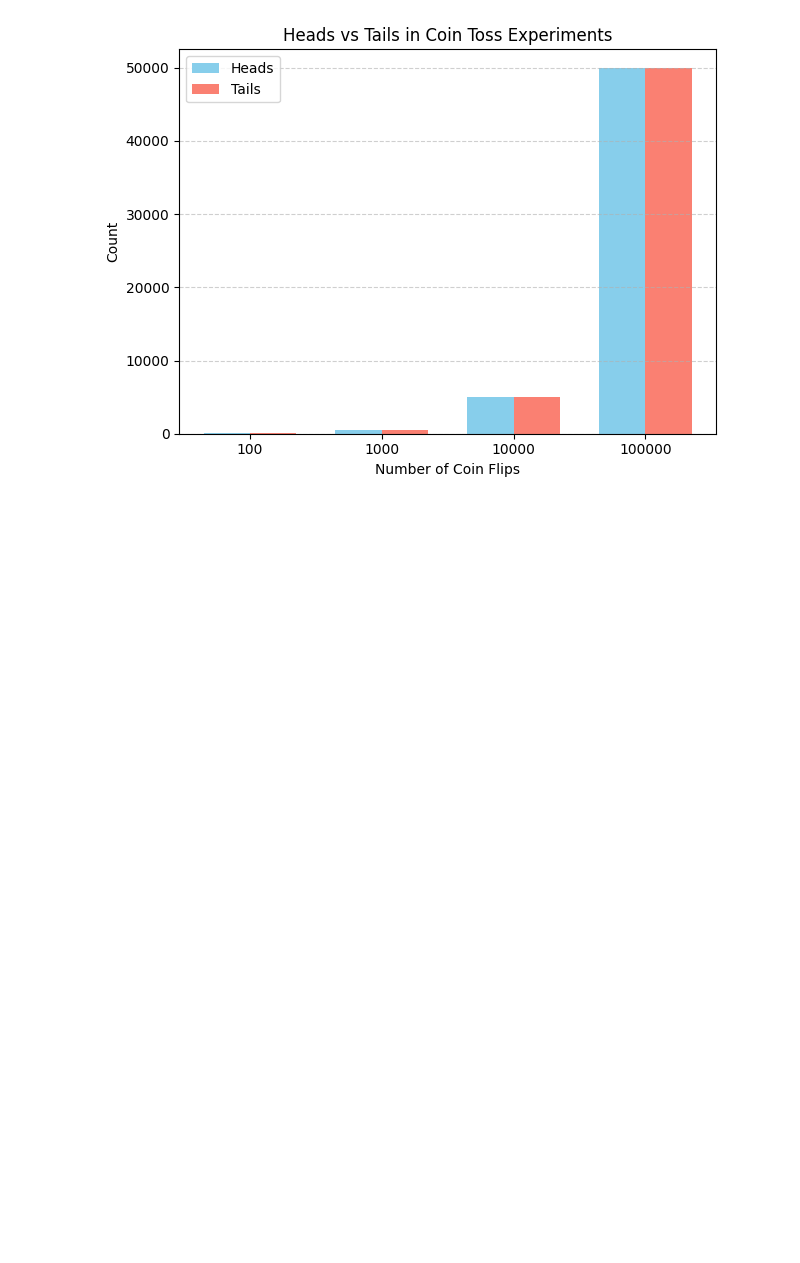
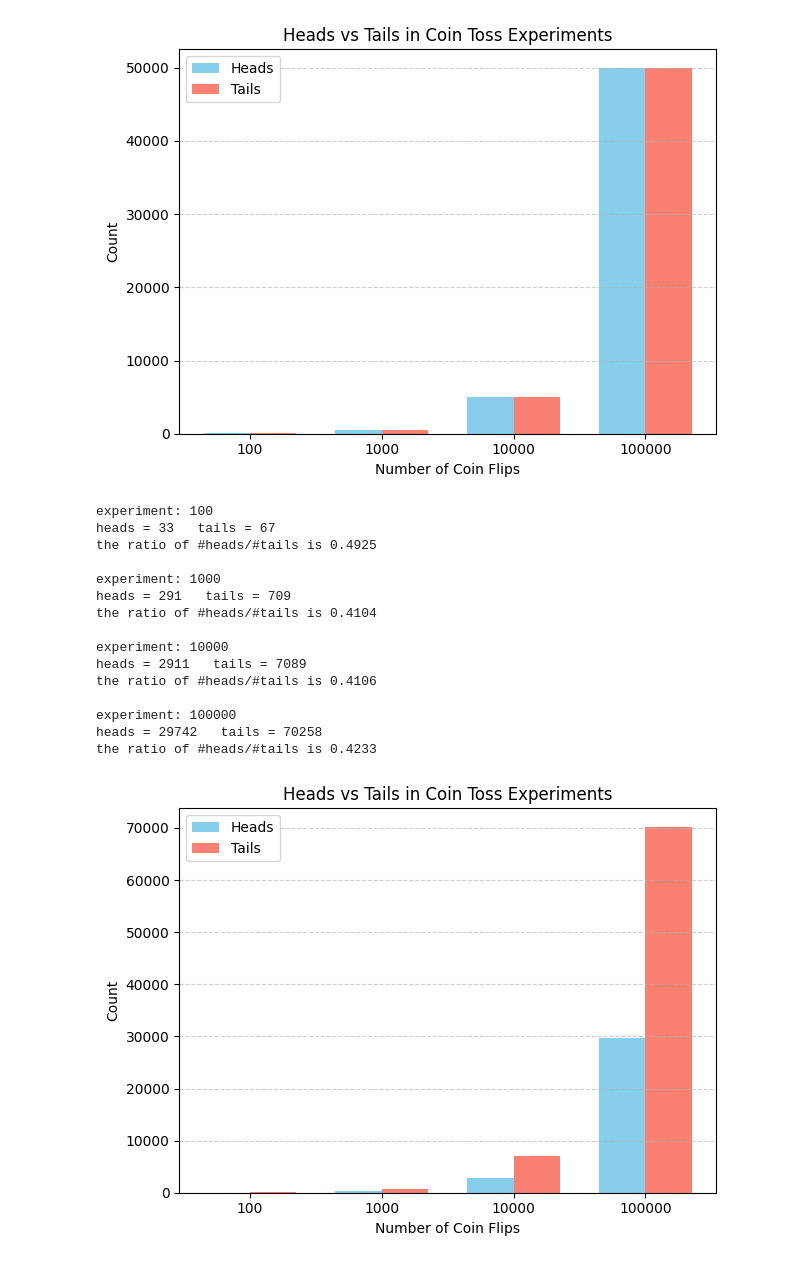
Before and after one commit to strumer69/Quantum_computing, a Jupyter notebook: 1-coin_flip_simulation.ipynb, the cells around one changed output. Saved outputs shown, nothing was run; the diff lists cells and outputs as text; code cells hidden in the pictures; blank space fills up the shorter version.

Commit message:
Unfair Coin codded

```diff
--- a/1-coin_flip_simulation.ipynb
+++ b/1-coin_flip_simulation.ipynb
@@ -53,3 +54,59 @@ experiment: 100000
 heads = 50009   tails = 49991
 the ratio of #heads/#tails is 1.0004
 [figure]
+# %%
+# Un_Fair Coin
+from random import randrange
+import matplotlib.pyplot as plt
+
+# Store data for visualization
+experiments = [100, 1000, 10000, 100000]
+heads_counts = []
+tails_counts = []
+
+for experiment in experiments:
+    heads = tails = 0
+    for i in range(experiment):
+        if randrange(101) > 70:
+            heads += 1
+        else:
+            tails += 1
+    heads_counts.append(heads)
+    tails_counts.append(tails)
+    print("experiment:", experiment)
+    print("heads =", heads, "  tails =", tails)
+    print("the ratio of #heads/#tails is", round(heads / tails, 4))
+    print()
+
+# Plotting the bar graph
+x = range(len(experiments))  # [0, 1, 2, 3]
+bar_width = 0.35
+
+plt.bar([i - bar_width/2 for i in x], heads_counts, width=bar_width, label='Heads', color='skyblue')
+plt.bar([i + bar_width/2 for i in x], tails_counts, width=bar_width, label='Tails', color='salmon')
+
+plt.xticks(x, [str(e) for e in experiments])
+plt.xlabel('Number of Coin Flips')
+plt.ylabel('Count')
+plt.title('Heads vs Tails in Coin Toss Experiments')
+plt.legend()
+plt.grid(True, axis='y', linestyle='--', alpha=0.6)
+plt.tight_layout()
+plt.show()
+# %% [output]
+experiment: 100
+heads = 33   tails = 67
+the ratio of #heads/#tails is 0.4925
+
+experiment: 1000
+heads = 291   tails = 709
+the ratio of #heads/#tails is 0.4104
+
+experiment: 10000
+heads = 2911   tails = 7089
+the ratio of #heads/#tails is 0.4106
+
+experiment: 100000
+heads = 29742   tails = 70258
+the ratio of #heads/#tails is 0.4233
+[figure, added]
```
Also changed, not shown: parts of 2 cells of this notebook.
